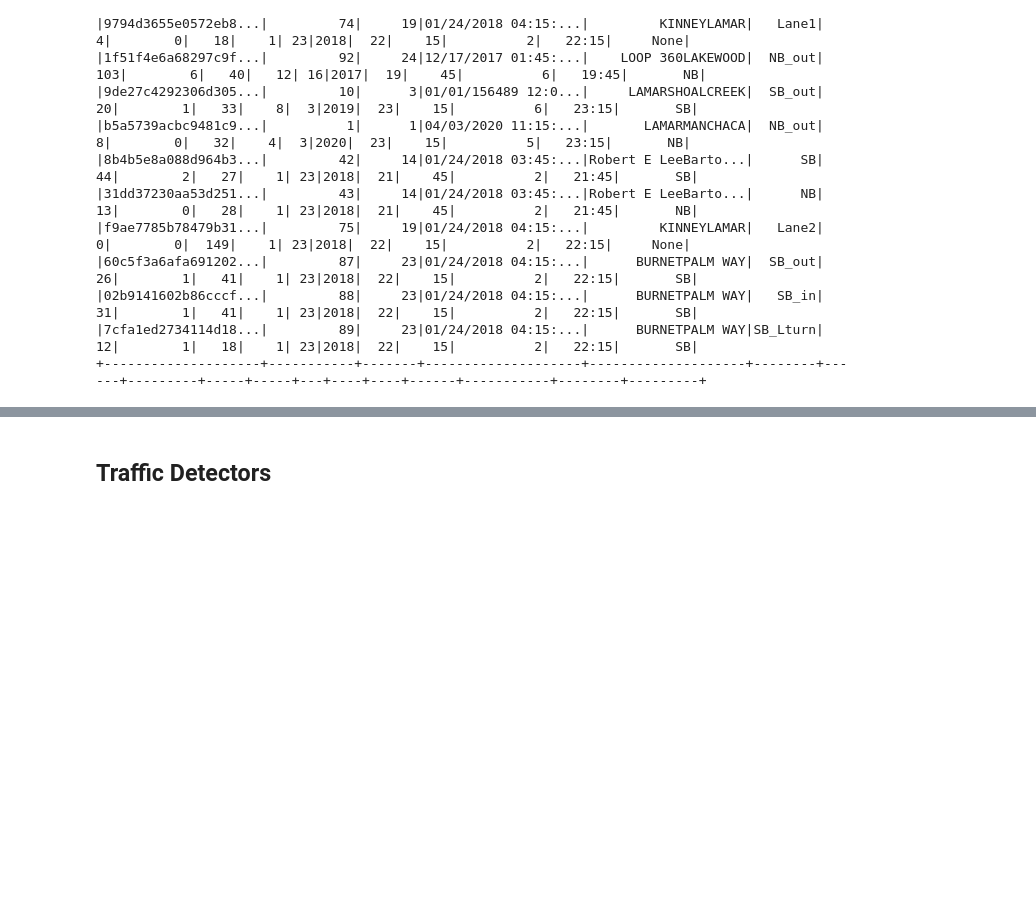
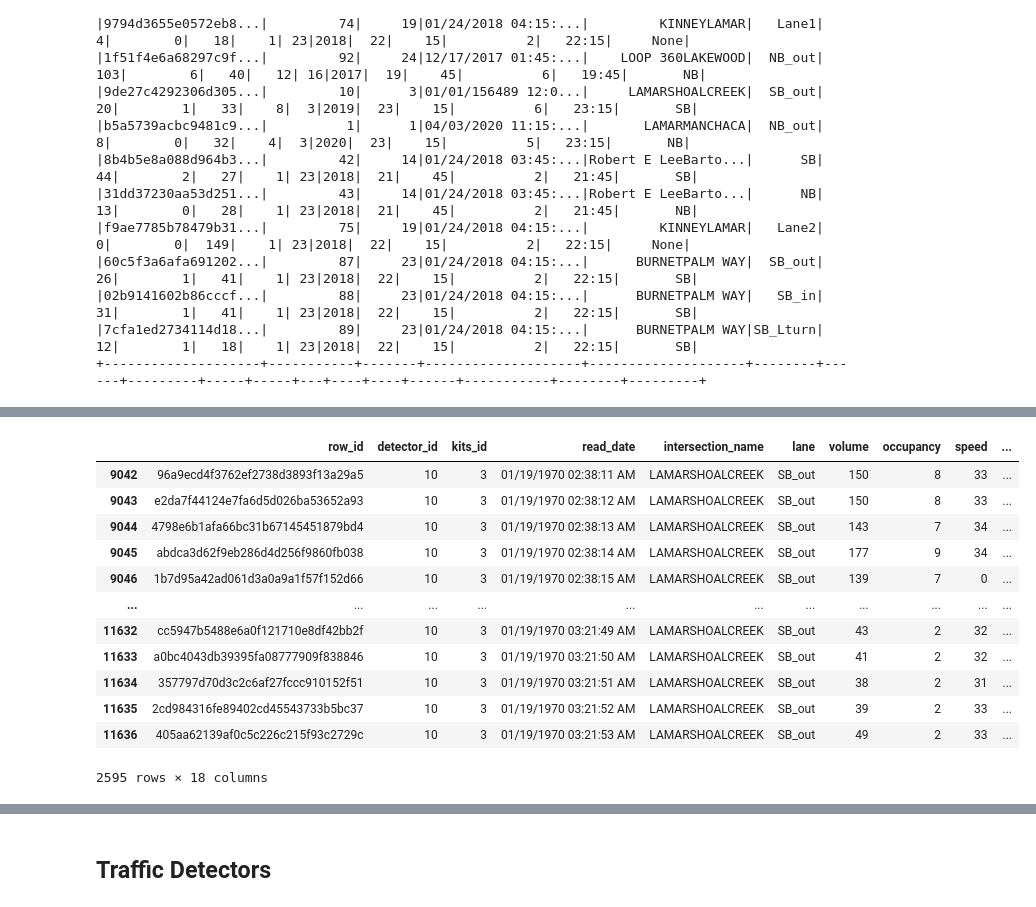
Before and after one commit to JohnYanez95/austin_traffic_mobility_analysis, a Jupyter notebook: notebooks/01-data-exploration.ipynb, the cells around one changed output, grey strips where cells are left out. Saved outputs shown, nothing was run; the diff lists cells and outputs as text; code cells hidden in the pictures; blank space fills up the shorter version.

Commit message:
Found issues with read_date for radar_traffic data

```diff
--- a/notebooks/01-data-exploration.ipynb
+++ b/notebooks/01-data-exploration.ipynb
@@ -69,0 +86,15 @@ radar_traffic.select("detector_id").distinct().count()
+# %%
+from pyspark.sql.functions import col, expr, lit
+
+# Define regex pattern to find proper dates
+regex_pattern = r"^\\d{2}/\\d{2}/\\d{4} \\d{2}:\\d{2}:\\d{2} [AP]M$"
+
+# Add a new column for valid dates
+radar_traffic = radar_traffic.withColumn(
+    "is_valid_date", expr(f"regexp_like(read_date, '{regex_pattern}')")
+)
+
+radar_traffic.where(~col("is_valid_date")).show()
+
+# Show results
+# radar_traffic.select("read_date", "is_valid_date").show(truncate=False)
@@ -69,0 +107,21 @@ radar_traffic.select("detector_id").distinct().count()
+# %%
+temp = (
+    radar_traffic.where((col("is_valid_date")) & (col("detector_id") == lit("10")))
+    .sort("read_date")
+    .toPandas()
+)
+temp[(temp.month == "8") & (temp.year == "2019" & (temp.hiour))]
+# %% [output]
+|  | row_id | detector_id | kits_id | read_date | intersection_name | lane | volume | occupancy | speed | ... |
+| 9042 | 96a9ecd4f3762ef2738d3893f13a29a5 | 10 | 3 | 01/19/1970 02:38:11 AM | LAMARSHOALCREEK | SB_out | 150 | 8 | 33 | ... |
+| 9043 | e2da7f44124e7fa6d5d026ba53652a93 | 10 | 3 | 01/19/1970 02:38:12 AM | LAMARSHOALCREEK | SB_out | 150 | 8 | 33 | ... |
+| 9044 | 4798e6b1afa66bc31b67145451879bd4 | 10 | 3 | 01/19/1970 02:38:13 AM | LAMARSHOALCREEK | SB_out | 143 | 7 | 34 | ... |
+| 9045 | abdca3d62f9eb286d4d256f9860fb038 | 10 | 3 | 01/19/1970 02:38:14 AM | LAMARSHOALCREEK | SB_out | 177 | 9 | 34 | ... |
+| 9046 | 1b7d95a42ad061d3a0a9a1f57f152d66 | 10 | 3 | 01/19/1970 02:38:15 AM | LAMARSHOALCREEK | SB_out | 139 | 7 | 0 | ... |
+| ... | ... | ... | ... | ... | ... | ... | ... | ... | ... | ... |
+| 11632 | cc5947b5488e6a0f121710e8df42bb2f | 10 | 3 | 01/19/1970 03:21:49 AM | LAMARSHOALCREEK | SB_out | 43 | 2 | 32 | ... |
+| 11633 | a0bc4043db39395fa08777909f838846 | 10 | 3 | 01/19/1970 03:21:50 AM | LAMARSHOALCREEK | SB_out | 41 | 2 | 32 | ... |
+| 11634 | 357797d70d3c2c6af27fccc910152f51 | 10 | 3 | 01/19/1970 03:21:51 AM | LAMARSHOALCREEK | SB_out | 38 | 2 | 31 | ... |
+| 11635 | 2cd984316fe89402cd45543733b5bc37 | 10 | 3 | 01/19/1970 03:21:52 AM | LAMARSHOALCREEK | SB_out | 39 | 2 | 33 | ... |
+| 11636 | 405aa62139af0c5c226c215f93c2729c | 10 | 3 | 01/19/1970 03:21:53 AM | LAMARSHOALCREEK | SB_out | 49 | 2 | 33 | ... |
+2595 rows × 18 columns
```
Also changed, not shown: parts of 18 cells of this notebook.
